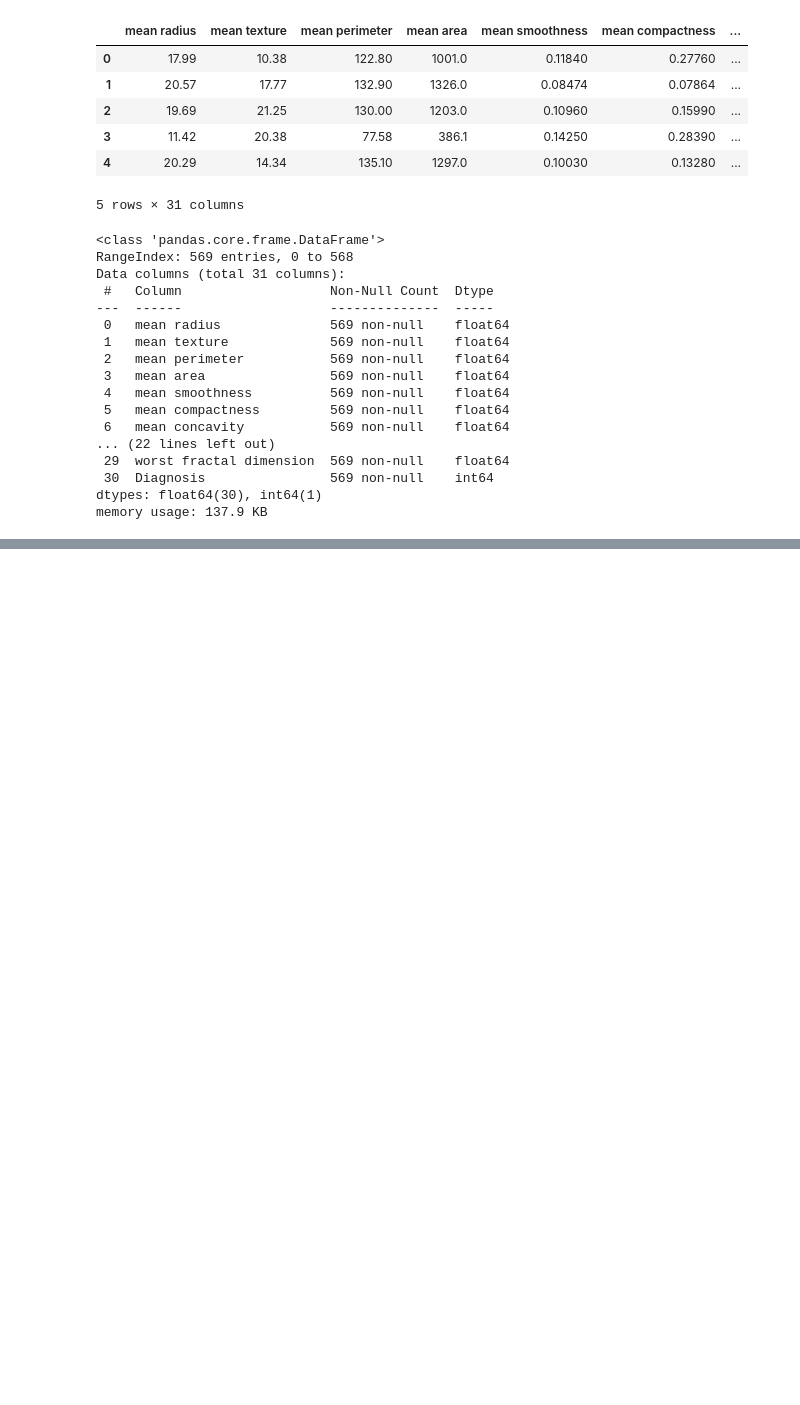
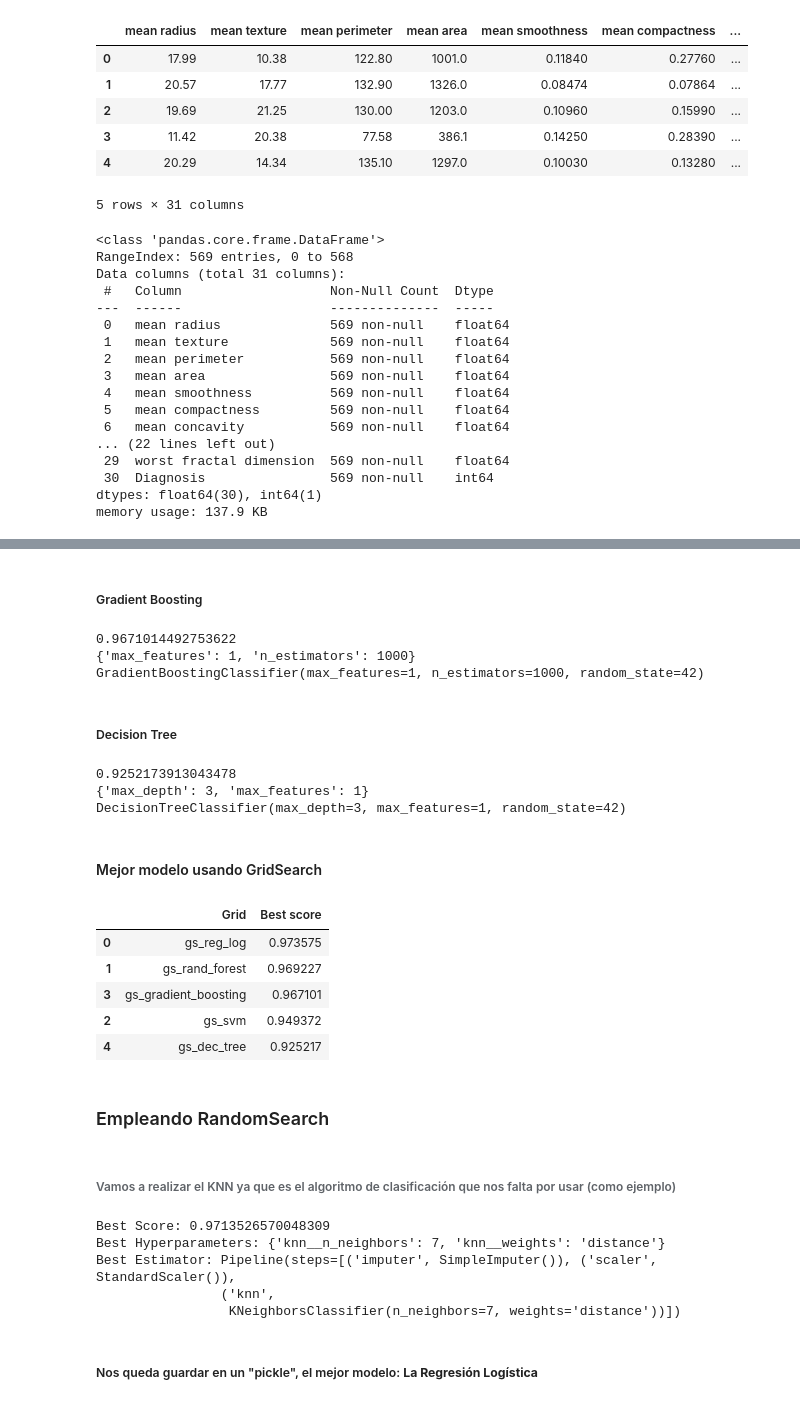
Before and after one commit to Jon3J/dsft2409_Jon_MachineLearning, a Jupyter notebook: 3-Machine_Learning/4-Pipelines/ejercicios/Breast_cancer.ipynb, the cells around one changed output, grey strips where cells are left out. Saved outputs shown, nothing was run; the diff lists cells and outputs as text; code cells hidden in the pictures; blank space fills up the shorter version.

```diff
--- a/3-Machine_Learning/4-Pipelines/ejercicios/Breast_cancer.ipynb
+++ b/3-Machine_Learning/4-Pipelines/ejercicios/Breast_cancer.ipynb
@@ -48,0 +205,75 @@ memory usage: 137.9 KB
+# %% [markdown]
+##### Gradient Boosting
+# %%
+print(gs_gradientboosting.best_score_)
+print(gs_gradientboosting.best_params_)
+print(gs_gradientboosting.best_estimator_)
+# %% [output]
+0.9671014492753622
+{'max_features': 1, 'n_estimators': 1000}
+GradientBoostingClassifier(max_features=1, n_estimators=1000, random_state=42)
+# %% [markdown]
+##### Decision Tree
+# %%
+print(gs_dec_tree.best_score_)
+print(gs_dec_tree.best_params_)
+print(gs_dec_tree.best_estimator_)
+# %% [output]
+0.9252173913043478
+{'max_depth': 3, 'max_features': 1}
+DecisionTreeClassifier(max_depth=3, max_features=1, random_state=42)
+# %% [markdown]
+#### Mejor modelo usando GridSearch
+# %%
+best_grids = [(i, j.best_score_) for i, j in grids.items()]
+
+best_grids = pd.DataFrame(best_grids, columns=["Grid", "Best score"]).sort_values(by="Best score", ascending=False)
+best_grids
+# %% [output]
+|  | Grid | Best score |
+| 0 | gs_reg_log | 0.973575 |
+| 1 | gs_rand_forest | 0.969227 |
+| 3 | gs_gradient_boosting | 0.967101 |
+| 2 | gs_svm | 0.949372 |
+| 4 | gs_dec_tree | 0.925217 |
+# %% [markdown]
+### Empleando RandomSearch
+# %% [markdown]
+###### Vamos a realizar el KNN ya que es el algoritmo de clasificación que nos falta por usar (como ejemplo)
+# %%
+from scipy.stats import randint
+
+knn = Pipeline(steps = [
+    ("imputer", SimpleImputer()),
+    ("scaler", StandardScaler()),
+    ("knn", KNeighborsClassifier())
+])
+
+knn_param = {
+    "knn__n_neighbors":randint(1,10),
+    "knn__weights":["uniform","distance"]
+}
+
+rand_knn = RandomizedSearchCV(knn,
+                           knn_param,
+                           n_iter = 50,
+                           scoring='accuracy',
+                           n_jobs=-1,
+                           cv=10)
+
+
+# execute search
+result = rand_knn.fit(X_train, y_train)
+
+# summarize result
+print('Best Score: %s' % result.best_score_)
+print('Best Hyperparameters: %s' % result.best_params_)
+print('Best Estimator: %s' % result.best_estimator_)
+# %% [output]
+Best Score: 0.9713526570048309
+Best Hyperparameters: {'knn__n_neighbors': 7, 'knn__weights': 'distance'}
+Best Estimator: Pipeline(steps=[('imputer', SimpleImputer()), ('scaler', StandardScaler()),
+                ('knn',
+                 KNeighborsClassifier(n_neighbors=7, weights='distance'))])
+# %% [markdown]
+##### Nos queda guardar en un "pickle", el mejor modelo: **La Regresión Logística**
```
Also changed, not shown: parts of 18 cells of this notebook, 1 other file.
